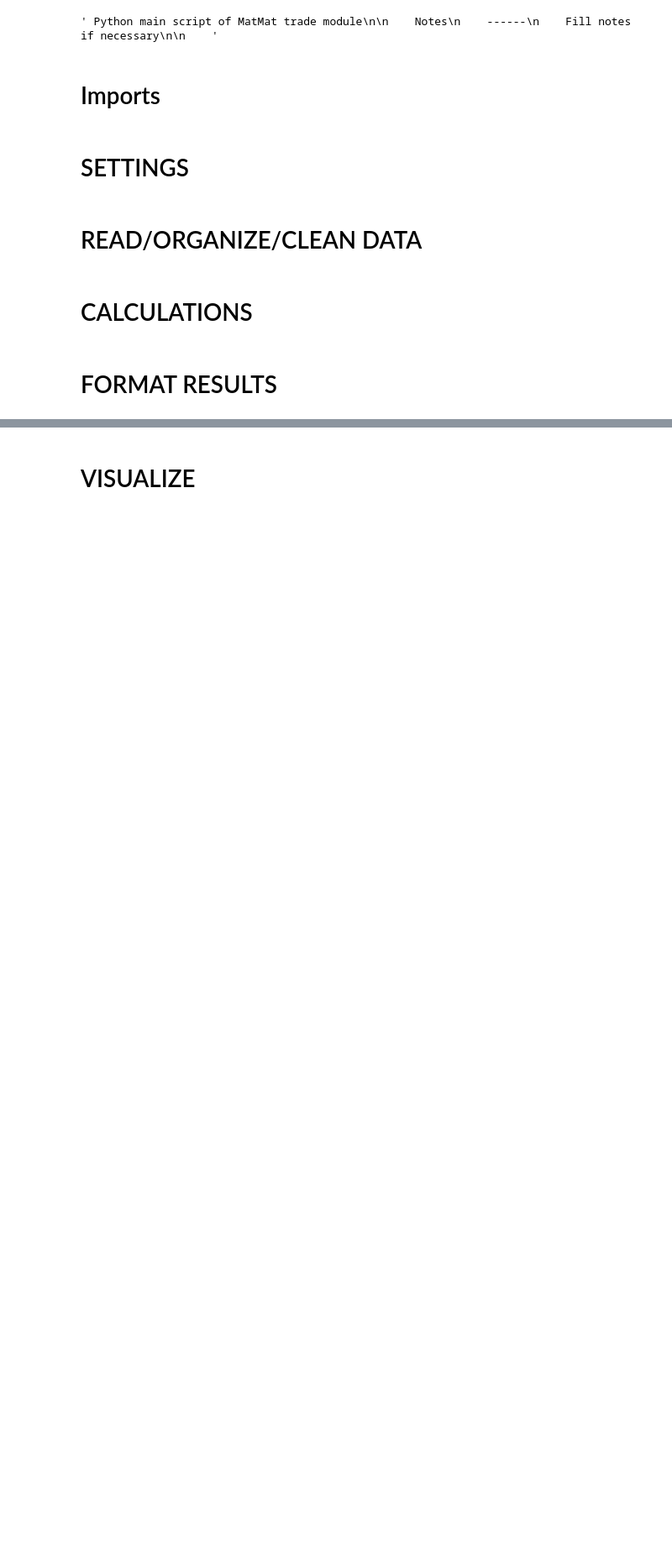
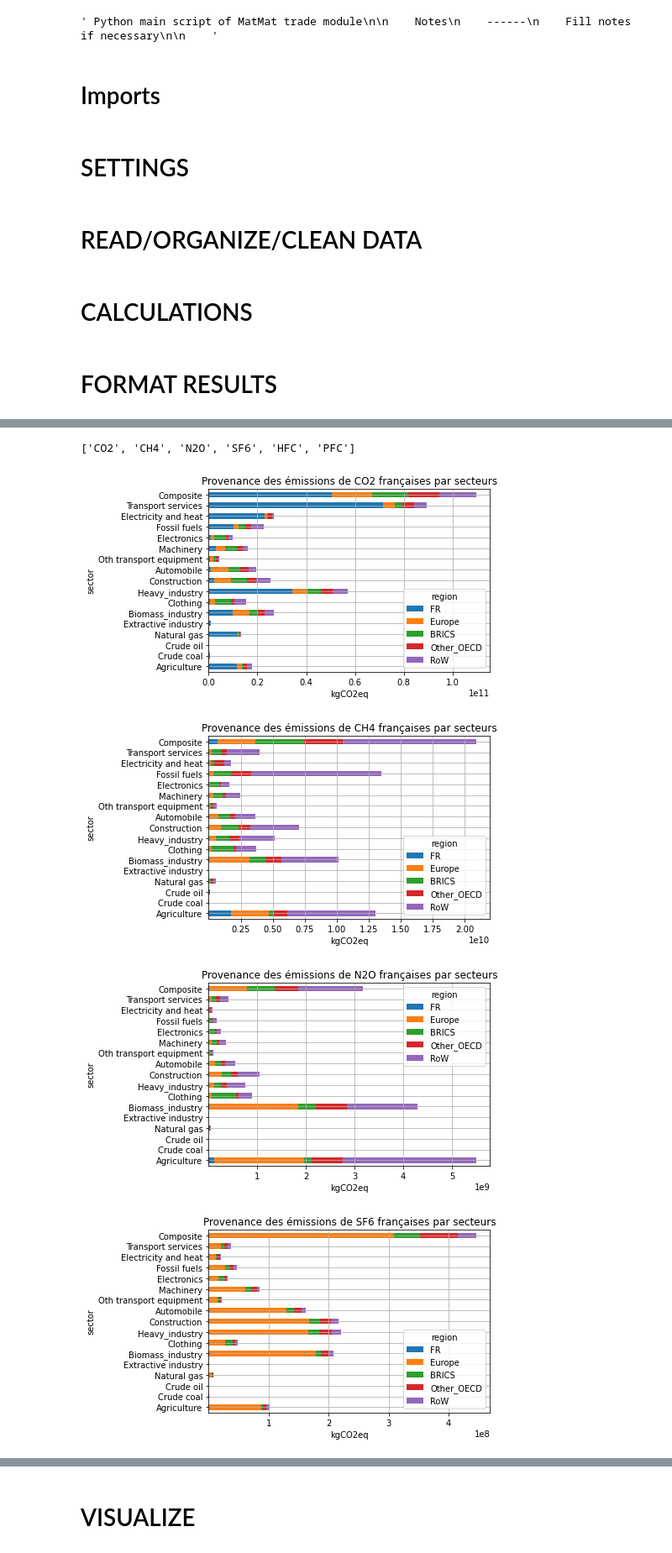
Before and after one commit to Maestrofinn/MatMat-Trade, a Jupyter notebook: main_development.ipynb, the cells around one changed output, grey strips where cells are left out. Shown: that part at 84% size. Drawn from its saved outputs; the diff is of its cells as text; code cells hidden in the pictures; blank space fills up the shorter version.

```diff
--- a/main_development.ipynb
+++ b/main_development.ipynb
@@ -212,0 +217,31 @@ RoW        CO2       1.453166e+12
+# %%
+# reference analysis
+## ToDo
+
+print(ghg_list)
+df_all_ghg = pd.DataFrame(None, index = reference.get_sectors(), columns = reference.get_regions())
+df_all_ghg = df_all_ghg.fillna(0)
+for ghg in ghg_list:
+    df = pd.DataFrame(None, index = reference.get_sectors(), columns = reference.get_regions())
+    for reg in reference.get_regions():
+        df.loc[:,reg]=empreinte_df.loc[(reg,ghg)]
+        df_all_ghg[reg]+=empreinte_df.loc[(reg,ghg)]
+    ax=df.plot.barh(stacked=True)
+    plt.grid()
+    plt.xlabel("kgCO2eq")
+    plt.title("Provenance des émissions de "+ghg+" françaises par secteurs")
+    #plt.savefig('figures/french_'+ghg+'emissions_provenance_sectors')
+    plt.show()
+ax=df_all_ghg.plot.barh(stacked=True)
+plt.grid()
+plt.xlabel("kgCO2eq")
+plt.title("Provenance des émissions de GES françaises par secteurs")
+#plt.savefig('figures/french_all_ghg_emissions_provenance_sectors')
+# whole static comparative analysis
+## ToDo
+# %% [output]
+['CO2', 'CH4', 'N2O', 'SF6', 'HFC', 'PFC']
+[figure, added]
+[figure, added]
+[figure, added]
+[figure, added]
```
Also changed, not shown: parts of 6 cells of this notebook, 9 other files.
